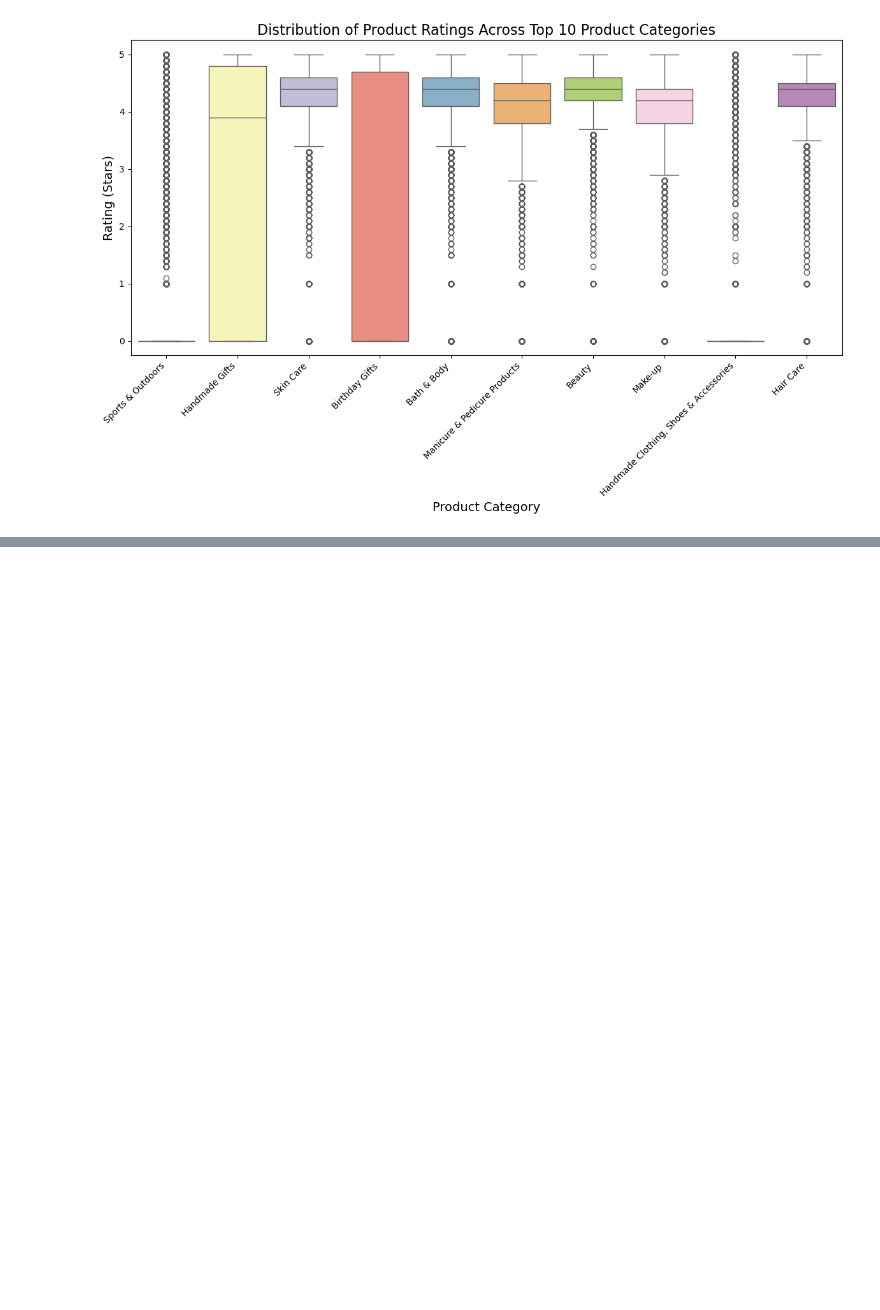
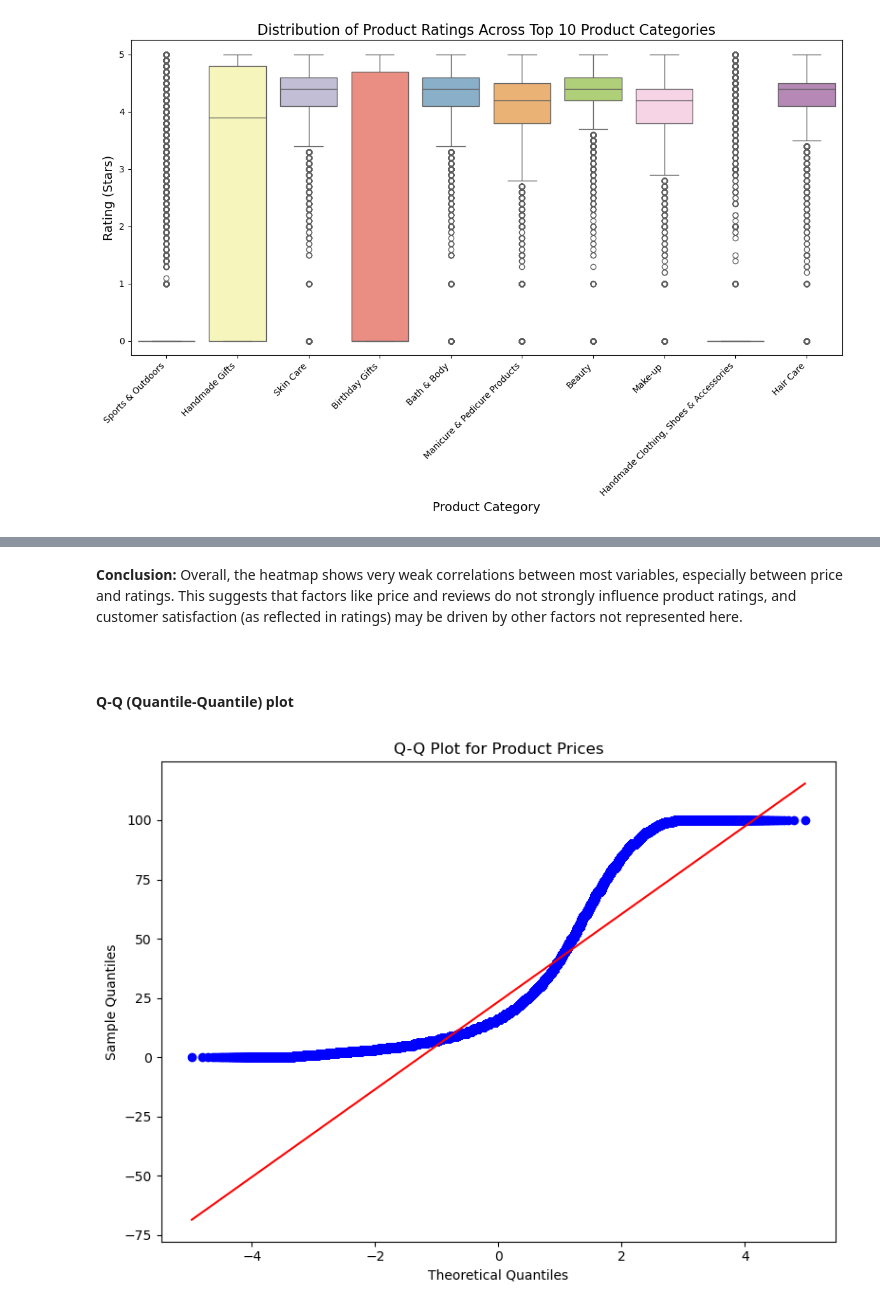
Before and after one commit to PaolaGaray/lab-eda-bivariate, a Jupyter notebook: EDA_bivariate_analysis.ipynb, the cells around one changed output, grey strips where cells are left out. Cells and saved outputs as stored; diff of their text form; code cells hidden in the pictures; blank space fills up the shorter version.

```diff
--- a/EDA_bivariate_analysis.ipynb
+++ b/EDA_bivariate_analysis.ipynb
@@ -495,0 +576,27 @@ Passing `palette` without assigning `hue` is deprecated and will be removed in v
+# %% [markdown]
+__Conclusion:__
+Overall, the heatmap shows very weak correlations between most variables, especially between price and ratings. This suggests that factors like price and reviews do not strongly influence product ratings, and customer satisfaction (as reflected in ratings) may be driven by other factors not represented here.
+# %% [markdown]
+<br>
+<br>
+
+__Q-Q (Quantile-Quantile) plot__
+# %%
+# To examine whether product prices follow a normal distribution, we can use a Q-Q (Quantile-Quantile) plot.
+
+
+import scipy.stats as stats
+# Step 1: Generate a Q-Q plot for the 'price' column
+plt.figure(figsize=(8, 6))
+stats.probplot(df_no_outliers['price'], dist="norm", plot=plt)
+
+# Step 2: Add title and show the plot
+plt.title('Q-Q Plot for Product Prices')
+plt.xlabel('Theoretical Quantiles')
+plt.ylabel('Sample Quantiles')
+
+# Display the plot
+plt.tight_layout()
+plt.show()
+# %% [output]
+[figure, added]
```
Also changed, not shown: parts of 12 cells of this notebook.
